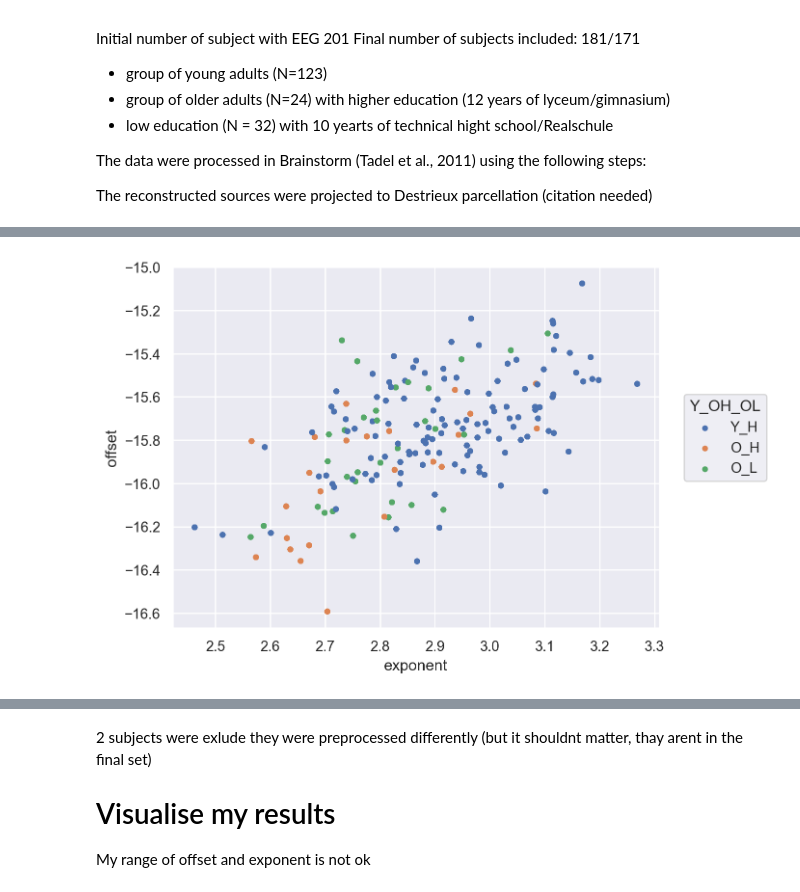
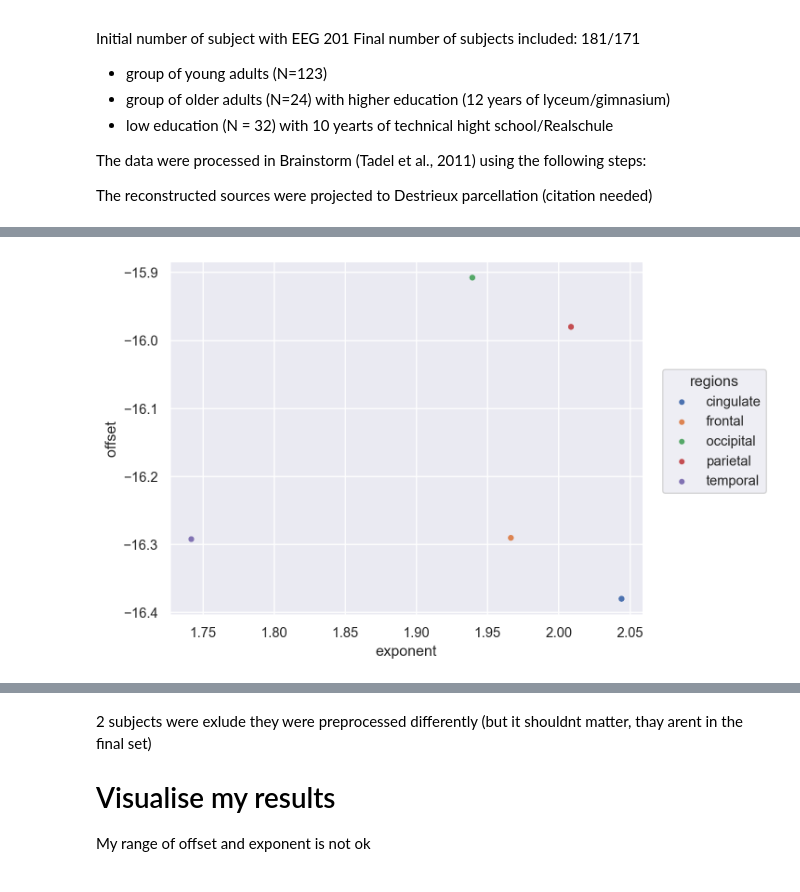
Before and after one commit to danieltomasz/ephys-poirot-analysis, a Jupyter notebook: studies/Montemurro_LEMON_rsEEG_aperiodic.ipynb, the cells around one changed output, grey strips where cells are left out. Cells and saved outputs as stored; diff of their text form; code cells hidden in the pictures.

```diff
--- a/studies/Montemurro_LEMON_rsEEG_aperiodic.ipynb
+++ b/studies/Montemurro_LEMON_rsEEG_aperiodic.ipynb
@@ -200,12 +237,4 @@ p.on(ax).show()
 # %%
-
-data = ( param_xarray(da_occipital)
-    .merge(df_average[["subject", "Y_OH_OL"]]))
-
-
-
-(
-    so.Plot(data, x="exponent", y="offset", color="Y_OH_OL")
-    .add(so.Dot(pointsize=4))
-)
+(so.Plot(results, x="exponent", y="offset", color="regions").add(so.Dot(pointsize=4)))
+# pass the info about mappings and regions
 # %% [output]
@@ -213 +241 @@ FOOOF WARNING: Skipping frequency == 0, as this causes a problem with fitting.
-[figure, old version]
+[figure, new version]
```
Also changed, not shown: parts of 21 cells of this notebook, 3 other files.
